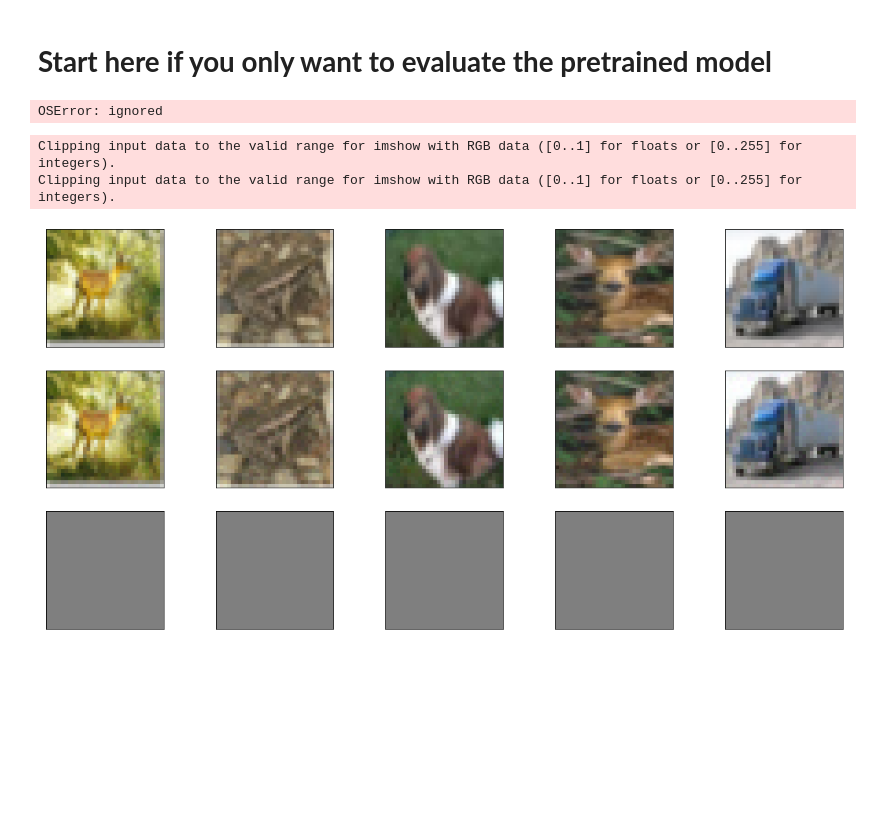
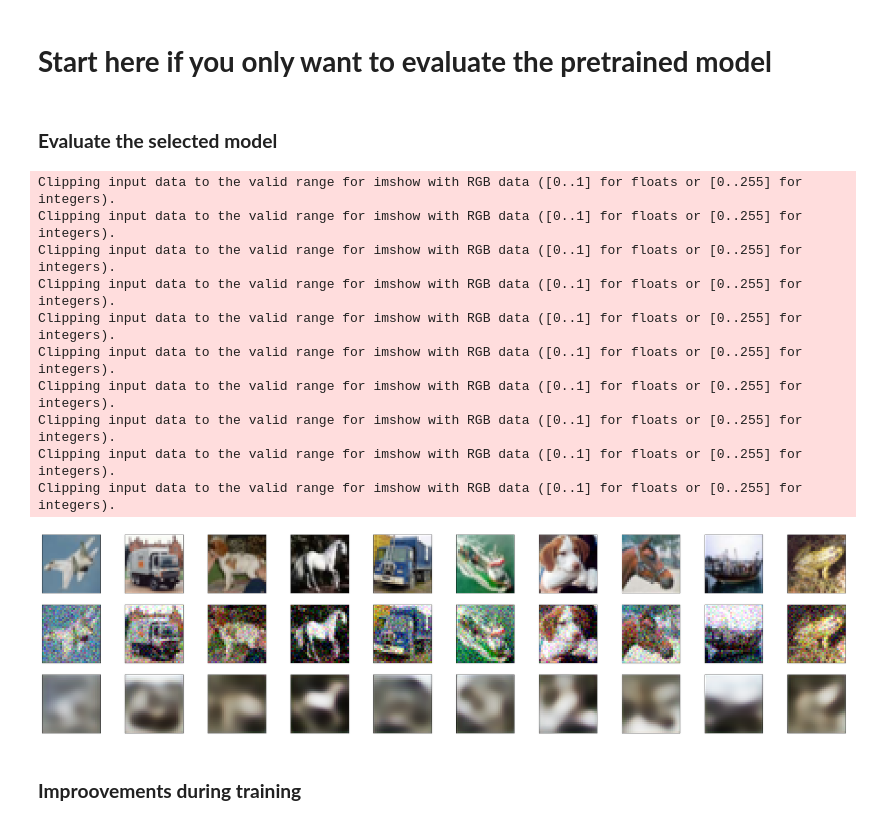
Before and after one commit to DanieleAngioni97/ML_Project, a Jupyter notebook: Autoencoders_cifar.ipynb, the cells around one changed output. Drawn from its saved outputs; the diff is of its cells as text; code cells hidden in the pictures; blank space fills up the shorter version.

```diff
--- a/Autoencoders_cifar.ipynb
+++ b/Autoencoders_cifar.ipynb
@@ -86,28 +93,37 @@ def create_autoencoder():
 # %%
-pretrained = True   #Set this if you want to start training from a pretrained autoencoder
+#Set this if you want to start training from a pretrained autoencoder
+pretrained = False
 pretrained_autoencoder = "autoencoderCifar8.h5"
 
+#Set save to True if you want to save the model every "save_step" epochs
+#Set False instead if you want to supervise the training process and stop it
+#whenever you like
+save = False
+save_step = 2
 
 autoencoder = create_autoencoder()  #create the architecture
 
-if pretrained == True:
+if pretrained:
     autoencoder.load_weights(pretrained_autoencoder)
 
 optim = Adam(learning_rate=0.001)
 loss = MeanSquaredError()
 autoencoder.compile(optimizer=optim, loss=loss)
 
-
-n_epochs = 50
-save_step = 2
-
+n_epochs = 100
 for i in range(n_epochs):
-    print("\n%%-------EPOCH # {} --------%%".format(i))
+    print("\n%%-------EPOCH # {} --------%%".format(i+200))
     autoencoder.fit(x_train_noisy, x_train,
                     epochs=1,
                     batch_size=128,
                     shuffle=True,
                     verbose=1,
                     validation_data=(x_test_noisy, x_test))
-    if i%save_step == 0:
-        autoencoder.save_weights("autoencoderCifar" + str(i) + ".h5")
+    if save:
+        if i%save_step == 0:
+            if i<10:
+                autoencoder.save_weights(path + "autoencoderCifar_00" + str(i+200) + ".h5")
+            elif i<100:
+                autoencoder.save_weights(path + "autoencoderCifar_0" + str(i+200) + ".h5")
+            else:
+                autoencoder.save_weights(path + "autoencoderCifar_" + str(i+200) + ".h5")
@@ -121,38 +143,51 @@ epoch 8 -> loss: 0.0015 - val_loss: 0.0014
 # %%
 from keras.models import load_model
 
+path = "/content/drive/My Drive/Colab_Notebooks/ML_Project/models_to_be_saved/"
+model_name = "autoencoderCifar_000.h5"
+
 autoencoder = create_autoencoder()
-autoencoder.load_weights("autoencoderCifar8.h5")
+autoencoder.load_weights(path + model_name)
-# %% [output]
-OSError: ignored
+# %% [markdown]
+### **Evaluate the selected model**
 # %%
-n = 5
-bias = 500
-plt.figure(figsize=(20, 10))
+n = 10
+bias = 10
+plt.figure(figsize=(40, 10))
 
-x_test_noisy = x_test + 0.01 * np.random.normal(loc=0.0, scale=1.0, size=x_test.shape)
-decoded_imgs = autoencoder.predict(x_test_noisy)
+x_test_noisy = x_test + 0.1 * np.random.normal(loc=0.0, scale=1.0, size=x_test.shape)
+decoded_imgs = autoencoder.predict(x_test_noisy[bias:bias+n])
 
 for i in range(n):
     # display original
     ax = plt.subplot(3, n, i + 1)
     plt.imshow(x_test[i+bias].reshape(32, 32, 3))
     ax.get_xaxis().set_visible(False)
     ax.get_yaxis().set_visible(False)
 
     # display corrupted
     ax = plt.subplot(3, n, i + 1 + n)
     plt.imshow(x_test_noisy[i+bias].reshape(32, 32, 3))
     ax.get_xaxis().set_visible(False)
     ax.get_yaxis().set_visible(False)
 
     # display reconstruction
     ax = plt.subplot(3, n, i + 1 + 2*n)
-    plt.imshow(decoded_imgs[i+bias].reshape(32, 32, 3))
+    plt.imshow(decoded_imgs[i].reshape(32, 32, 3))
     ax.get_xaxis().set_visible(False)
     ax.get_yaxis().set_visible(False)
 plt.show()
 # %% [output]
 Clipping input data to the valid range for imshow with RGB data ([0..1] for floats or [0..255] for integers).
 Clipping input data to the valid range for imshow with RGB data ([0..1] for floats or [0..255] for integers).
+Clipping input data to the valid range for imshow with RGB data ([0..1] for floats or [0..255] for integers).
+Clipping input data to the valid range for imshow with RGB data ([0..1] for floats or [0..255] for integers).
+Clipping input data to the valid range for imshow with RGB data ([0..1] for floats or [0..255] for integers).
+Clipping input data to the valid range for imshow with RGB data ([0..1] for floats or [0..255] for integers).
+Clipping input data to the valid range for imshow with RGB data ([0..1] for floats or [0..255] for integers).
+Clipping input data to the valid range for imshow with RGB data ([0..1] for floats or [0..255] for integers).
+Clipping input data to the valid range for imshow with RGB data ([0..1] for floats or [0..255] for integers).
+Clipping input data to the valid range for imshow with RGB data ([0..1] for floats or [0..255] for integers).
-[figure, old version]
+[figure, new version]
+# %% [markdown]
+### **Improovements during training**
```
Also changed, not shown: parts of 5 cells of this notebook.
